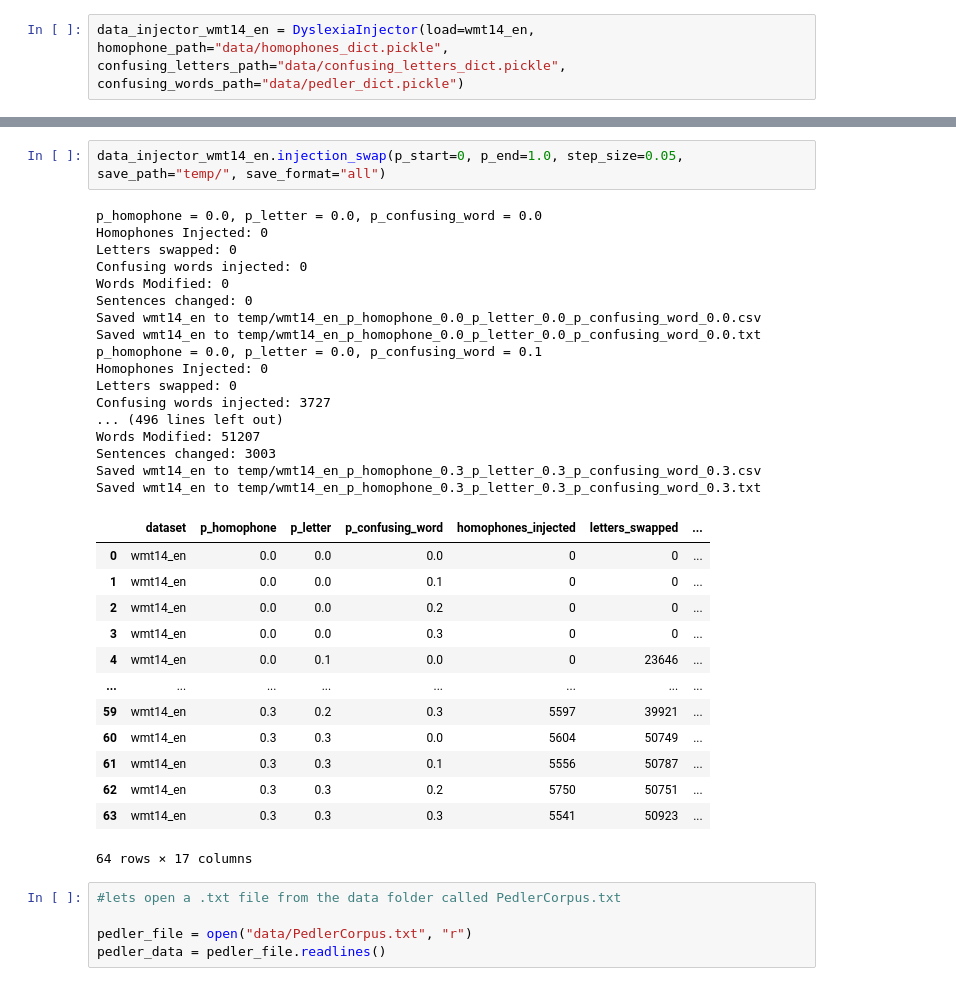
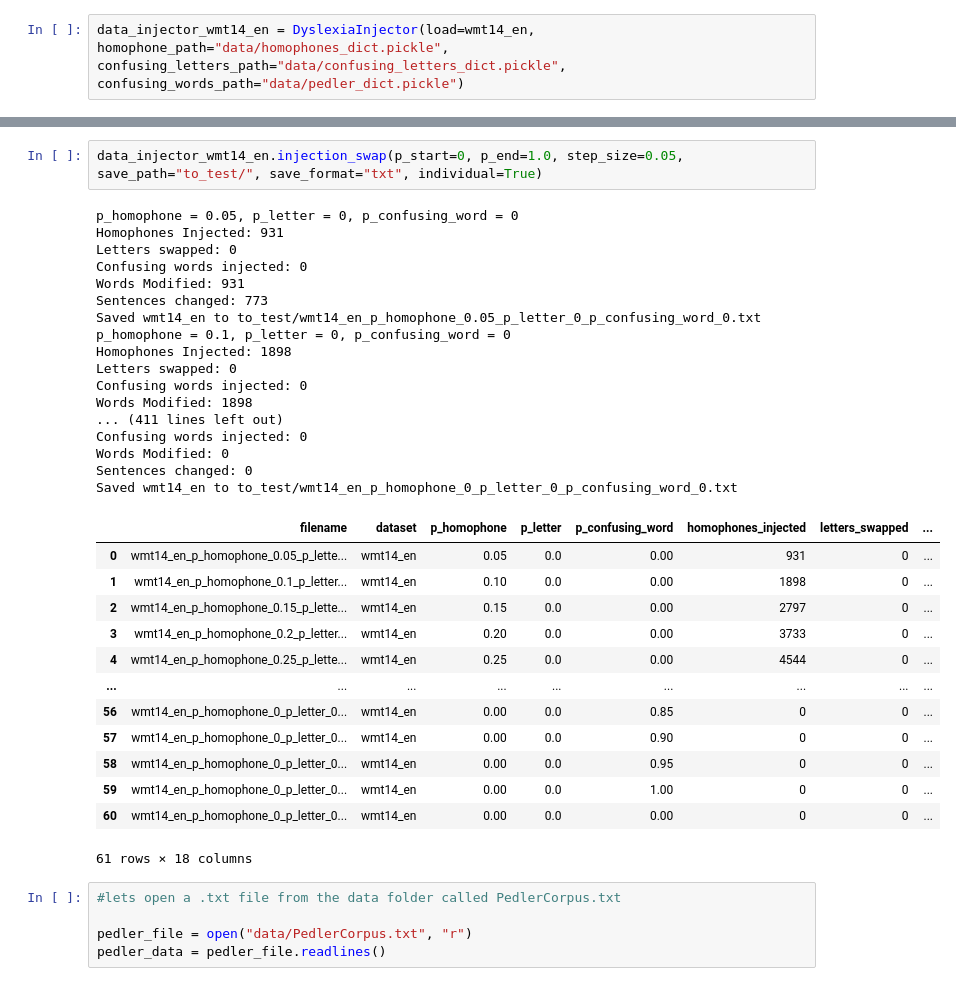
Before and after one commit to aimpowered/NLPdisparity, a Jupyter notebook: testing_classes.ipynb, the cells around one changed output, grey strips where cells are left out. Saved outputs shown, nothing was run; the diff lists cells and outputs as text.

Commit message:
small changes to improve readability, added possibility to individually measure metrics

```diff
--- a/testing_classes.ipynb
+++ b/testing_classes.ipynb
@@ -758,36 +737,36 @@ data_injector_wmt14_en.confusing_letters_dict
 # %%
-data_injector_wmt14_en.injection_swap(p_start=0, p_end=1.0, step_size=0.05, save_path="temp/", save_format="all")
+data_injector_wmt14_en.injection_swap(p_start=0, p_end=1.0, step_size=0.05, save_path="to_test/", save_format="txt", individual=True)
 # %% [output]
-p_homophone = 0.0, p_letter = 0.0, p_confusing_word = 0.0
-Homophones Injected: 0
+p_homophone = 0.05, p_letter = 0, p_confusing_word = 0
+Homophones Injected: 931
 Letters swapped: 0
+Confusing words injected: 0
+Words Modified: 931
+Sentences changed: 773
+Saved wmt14_en to to_test/wmt14_en_p_homophone_0.05_p_letter_0_p_confusing_word_0.txt
+p_homophone = 0.1, p_letter = 0, p_confusing_word = 0
+Homophones Injected: 1898
+Letters swapped: 0
+Confusing words injected: 0
+Words Modified: 1898
+... (411 lines left out)
 Confusing words injected: 0
 Words Modified: 0
 Sentences changed: 0
-Saved wmt14_en to temp/wmt14_en_p_homophone_0.0_p_letter_0.0_p_confusing_word_0.0.csv
-Saved wmt14_en to temp/wmt14_en_p_homophone_0.0_p_letter_0.0_p_confusing_word_0.0.txt
-p_homophone = 0.0, p_letter = 0.0, p_confusing_word = 0.1
-Homophones Injected: 0
-Letters swapped: 0
-Confusing words injected: 3727
-... (496 lines left out)
-Words Modified: 51207
-Sentences changed: 3003
-Saved wmt14_en to temp/wmt14_en_p_homophone_0.3_p_letter_0.3_p_confusing_word_0.3.csv
-Saved wmt14_en to temp/wmt14_en_p_homophone_0.3_p_letter_0.3_p_confusing_word_0.3.txt
+Saved wmt14_en to to_test/wmt14_en_p_homophone_0_p_letter_0_p_confusing_word_0.txt
-|  | dataset | p_homophone | p_letter | p_confusing_word | homophones_injected | letters_swapped | ... |
-| 0 | wmt14_en | 0.0 | 0.0 | 0.0 | 0 | 0 | ... |
-| 1 | wmt14_en | 0.0 | 0.0 | 0.1 | 0 | 0 | ... |
-| 2 | wmt14_en | 0.0 | 0.0 | 0.2 | 0 | 0 | ... |
-| 3 | wmt14_en | 0.0 | 0.0 | 0.3 | 0 | 0 | ... |
-| 4 | wmt14_en | 0.0 | 0.1 | 0.0 | 0 | 23646 | ... |
-| ... | ... | ... | ... | ... | ... | ... | ... |
-| 59 | wmt14_en | 0.3 | 0.2 | 0.3 | 5597 | 39921 | ... |
-| 60 | wmt14_en | 0.3 | 0.3 | 0.0 | 5604 | 50749 | ... |
-| 61 | wmt14_en | 0.3 | 0.3 | 0.1 | 5556 | 50787 | ... |
-| 62 | wmt14_en | 0.3 | 0.3 | 0.2 | 5750 | 50751 | ... |
-| 63 | wmt14_en | 0.3 | 0.3 | 0.3 | 5541 | 50923 | ... |
+|  | filename | dataset | p_homophone | p_letter | p_confusing_word | homophones_injected | letters_swapped | ... |
+| 0 | wmt14_en_p_homophone_0.05_p_lette... | wmt14_en | 0.05 | 0.0 | 0.00 | 931 | 0 | ... |
+| 1 | wmt14_en_p_homophone_0.1_p_letter... | wmt14_en | 0.10 | 0.0 | 0.00 | 1898 | 0 | ... |
+| 2 | wmt14_en_p_homophone_0.15_p_lette... | wmt14_en | 0.15 | 0.0 | 0.00 | 2797 | 0 | ... |
+| 3 | wmt14_en_p_homophone_0.2_p_letter... | wmt14_en | 0.20 | 0.0 | 0.00 | 3733 | 0 | ... |
+| 4 | wmt14_en_p_homophone_0.25_p_lette... | wmt14_en | 0.25 | 0.0 | 0.00 | 4544 | 0 | ... |
+| ... | ... | ... | ... | ... | ... | ... | ... | ... |
+| 56 | wmt14_en_p_homophone_0_p_letter_0... | wmt14_en | 0.00 | 0.0 | 0.85 | 0 | 0 | ... |
+| 57 | wmt14_en_p_homophone_0_p_letter_0... | wmt14_en | 0.00 | 0.0 | 0.90 | 0 | 0 | ... |
+| 58 | wmt14_en_p_homophone_0_p_letter_0... | wmt14_en | 0.00 | 0.0 | 0.95 | 0 | 0 | ... |
+| 59 | wmt14_en_p_homophone_0_p_letter_0... | wmt14_en | 0.00 | 0.0 | 1.00 | 0 | 0 | ... |
+| 60 | wmt14_en_p_homophone_0_p_letter_0... | wmt14_en | 0.00 | 0.0 | 0.00 | 0 | 0 | ... |
-64 rows × 17 columns
+61 rows × 18 columns
 # %%
 #lets open a .txt file from the data folder called PedlerCorpus.txt
 
```
Also changed, not shown: parts of 6 cells of this notebook, 2 other files.
